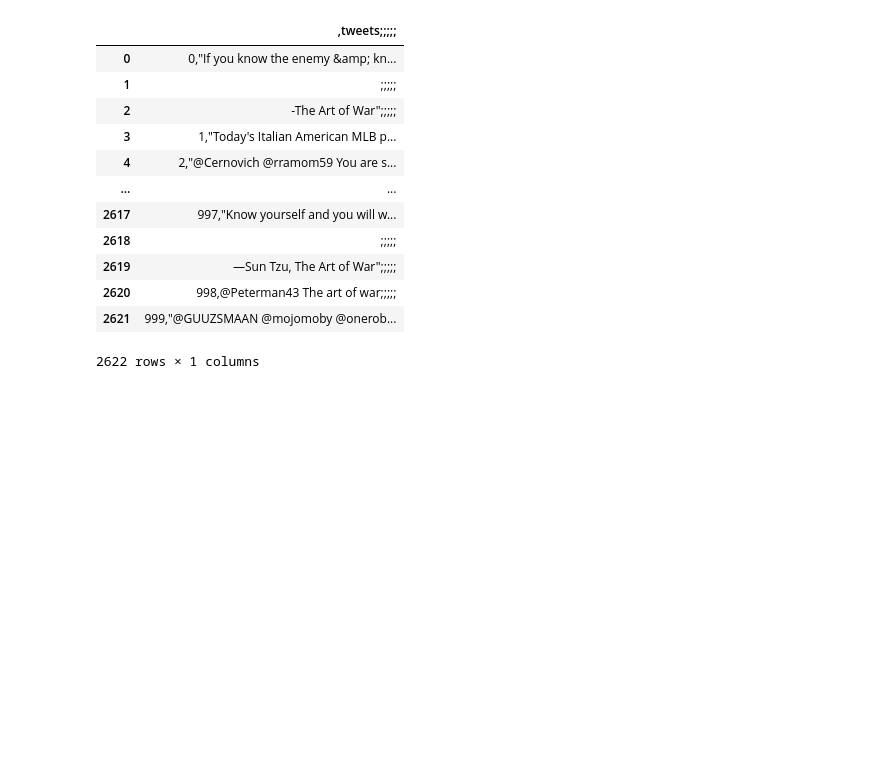
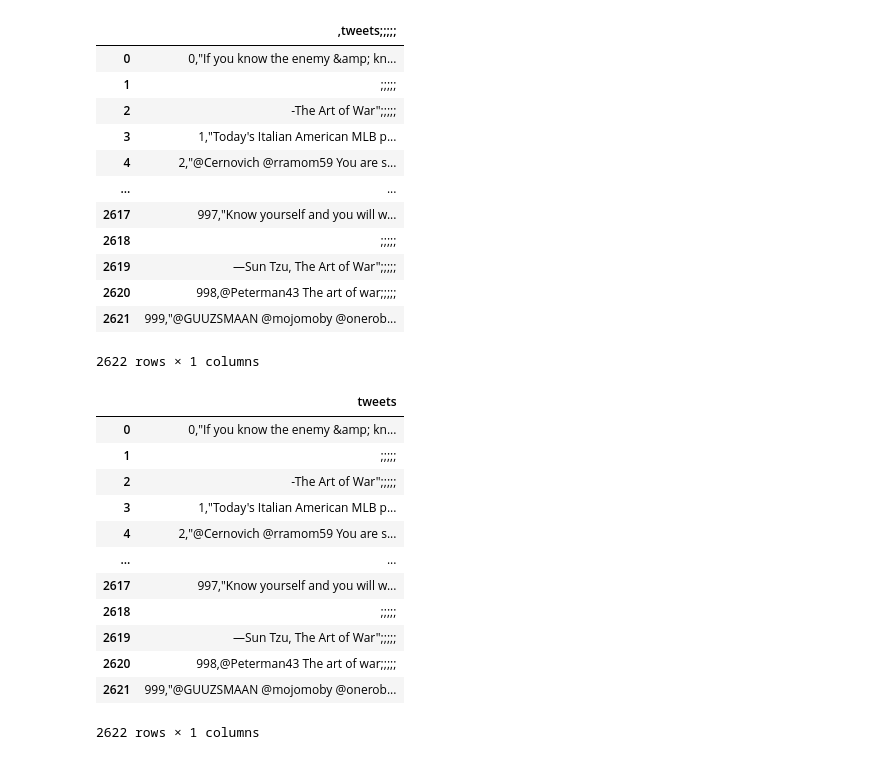
Before and after one commit to LaurenceAndraud/cyber-detective, a Jupyter notebook: Twitter.ipynb, the cells around one changed output. Drawn from its saved outputs; the diff is of its cells as text; code cells hidden in the pictures; blank space fills up the shorter version.

```diff
--- a/Twitter.ipynb
+++ b/Twitter.ipynb
@@ -25,0 +24,17 @@ text = df[',tweets;;;;;'][0]
+# %%
+df.columns = ['tweets']
+df
+# %% [output]
+|  | tweets |
+| 0 | 0,"If you know the enemy &amp; kn... |
+| 1 | ;;;;; |
+| 2 | -The Art of War";;;;; |
+| 3 | 1,"Today's Italian American MLB p... |
+| 4 | 2,"@Cernovich @rramom59 You are s... |
+| ... | ... |
+| 2617 | 997,"Know yourself and you will w... |
+| 2618 | ;;;;; |
+| 2619 | —Sun Tzu, The Art of War";;;;; |
+| 2620 | 998,@Peterman43 The art of war;;;;; |
+| 2621 | 999,"@GUUZSMAAN @mojomoby @onerob... |
+2622 rows × 1 columns
```
Also changed, not shown: parts of 10 cells of this notebook.
